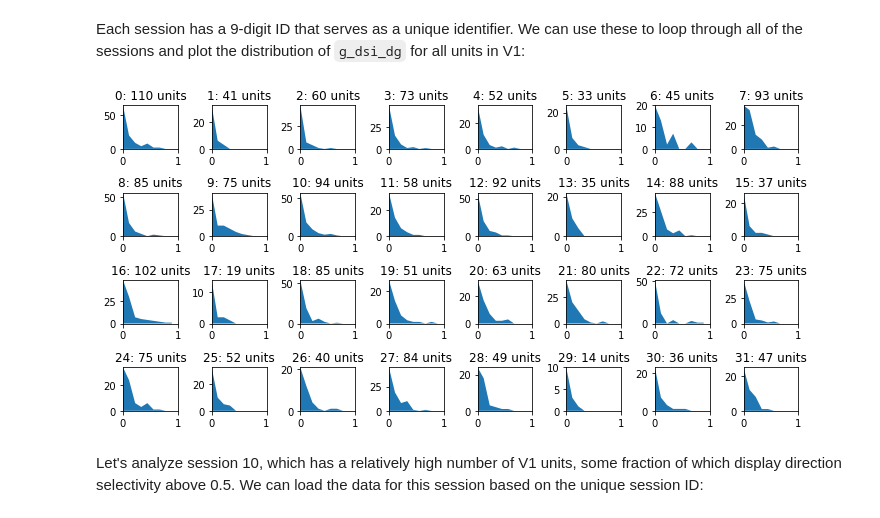
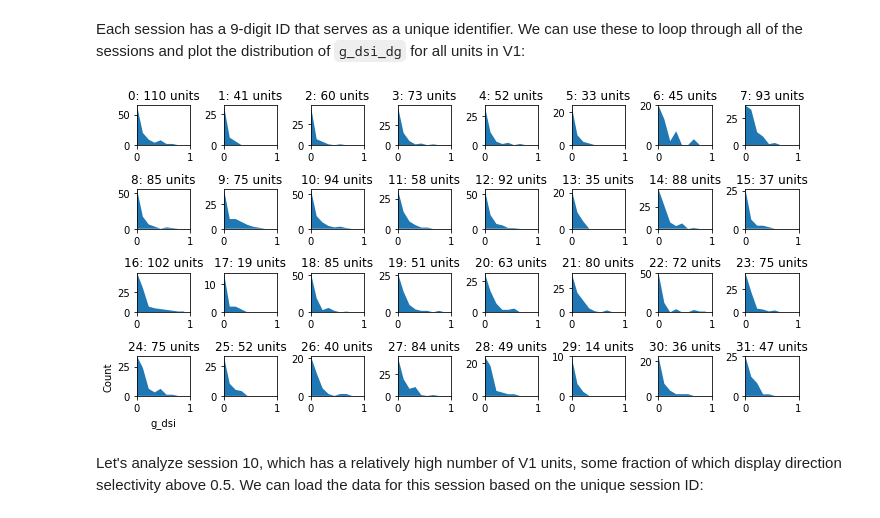
Before and after one commit to AllenSWDB/swdb_visualcoding_template, a Jupyter notebook: code/Day 2 - Tutorial 1.ipynb, the cells around one changed output. Cells and saved outputs as stored; diff of their text form; code cells hidden in the pictures.

```diff
--- a/code/Day 2 - Tutorial 1.ipynb
+++ b/code/Day 2 - Tutorial 1.ipynb
@@ -122,22 +128,26 @@ Each session has a 9-digit ID that serves as a unique identifier. We can use the
 # %%
 plt.figure(figsize=(10,5))
 
 for session_index, ecephys_session_id in enumerate(unique_sessions):
 
     sub_df = unit_metrics[(unit_metrics.ecephys_session_id == ecephys_session_id) &
                           (unit_metrics.ecephys_structure_acronym == 'VISp')]
 
     h, b = np.histogram(sub_df.g_dsi_dg, bins=np.linspace(0,1,10))
 
     plt.subplot(4,8,session_index + 1)
     plt.fill_between(b[:-1],h)
     plt.title(f'{session_index}: {len(sub_df)} units')
     plt.xlim([0,1])
     plt.ylim([0, np.max(h)])
 
+    if session_index == 24:
+        plt.xlabel('g_dsi')
+        plt.ylabel('Count')
+
 plt.tight_layout()
 # %% [output]
-[figure, old version]
+[figure, new version]
 # %% [markdown]
 Let's analyze session 10, which has a relatively high number of V1 units, some fraction of which display direction selectivity above 0.5. We can load the data for this session based on the unique session ID:
 # %%
```
Also changed, not shown: parts of 37 cells of this notebook, 1 other file.
